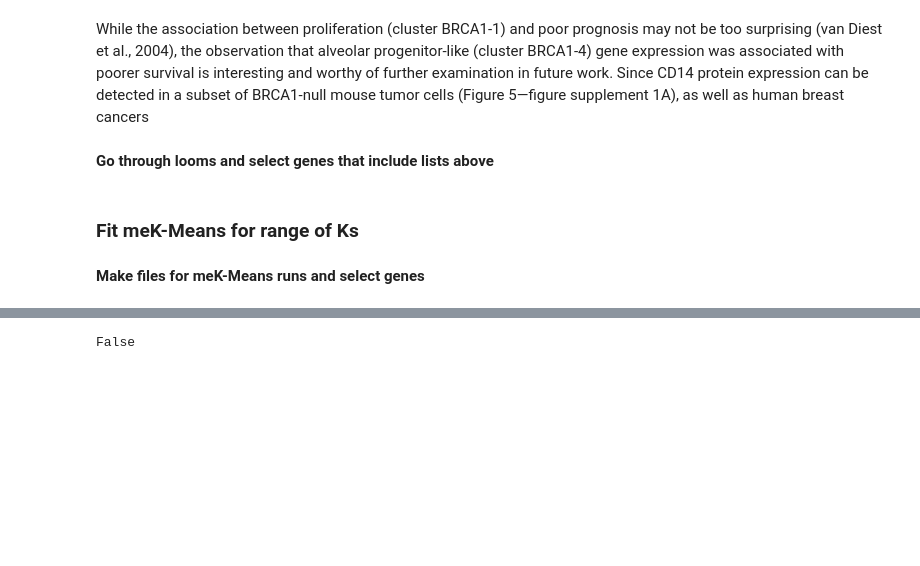
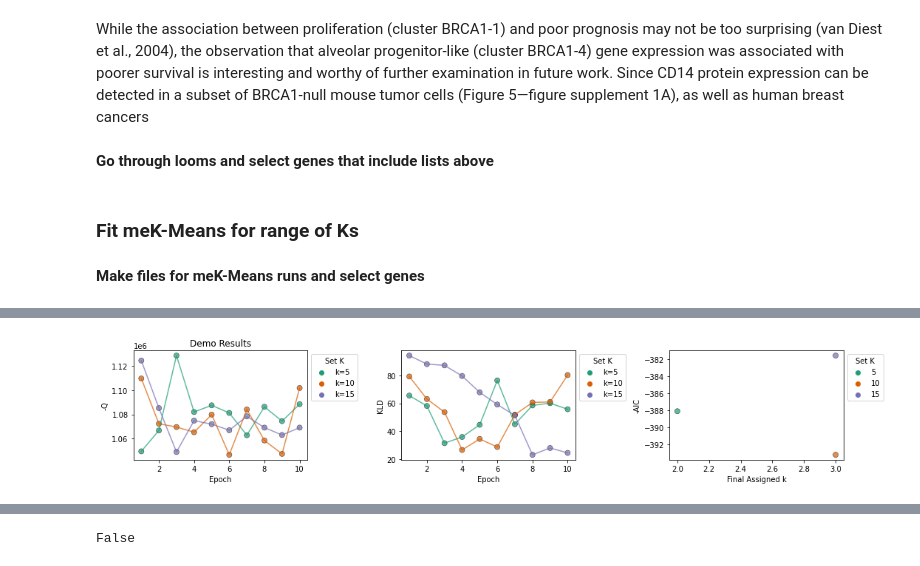
Before and after one commit to tarachari3/perturbCME, a Jupyter notebook: notebooks/20240311_meKMeans_explorData.ipynb, the cells around one changed output, grey strips where cells are left out. Saved outputs shown, nothing was run; the diff lists cells and outputs as text; code cells hidden in the pictures; blank space fills up the shorter version.

Commit message:
figure plots

```diff
--- a/notebooks/20240311_meKMeans_explorData.ipynb
+++ b/notebooks/20240311_meKMeans_explorData.ipynb
@@ -287,0 +462,6 @@ WARNING:root:Selecting 339 genes required 100.0% dataset threshold.
+# %%
+sr = []
+for strings in result_strings:
+    sr += [[monod.analysis.load_search_results(i) for i in strings]]
+
+sr
@@ -287,0 +486,5 @@ WARNING:root:Selecting 339 genes required 100.0% dataset threshold.
+# %%
+#Plot AICs over Ks for each dataset
+vis_metrics(sr[0:3],'Brca_Data',ks[0],figsize=(15,3))
+# %% [output]
+[figure, added]
```
Also changed, not shown: parts of 21 cells of this notebook, 3 other files.
